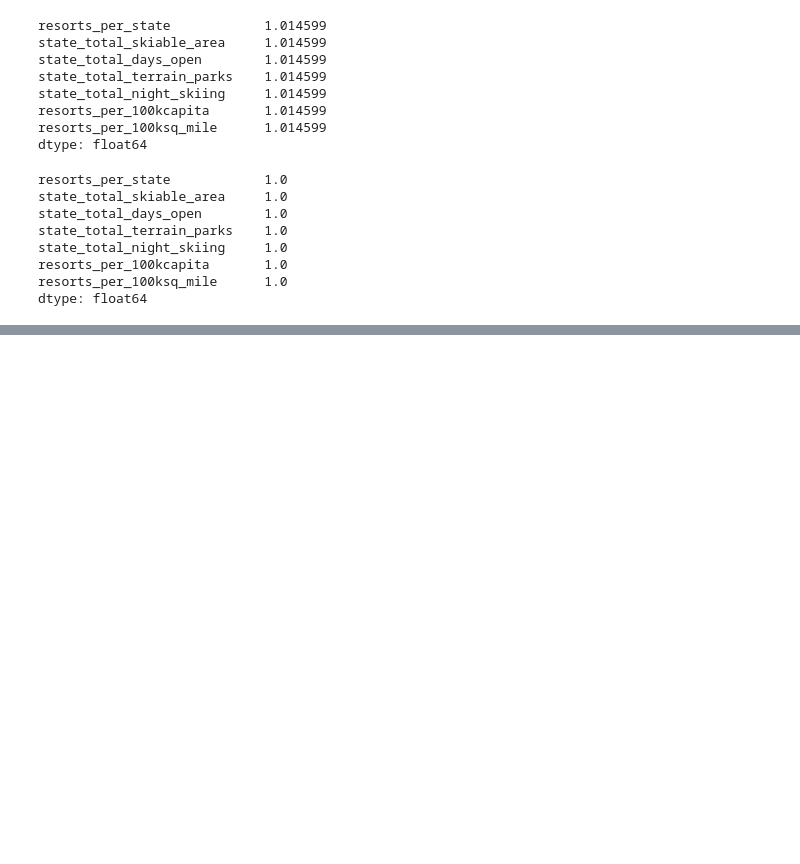
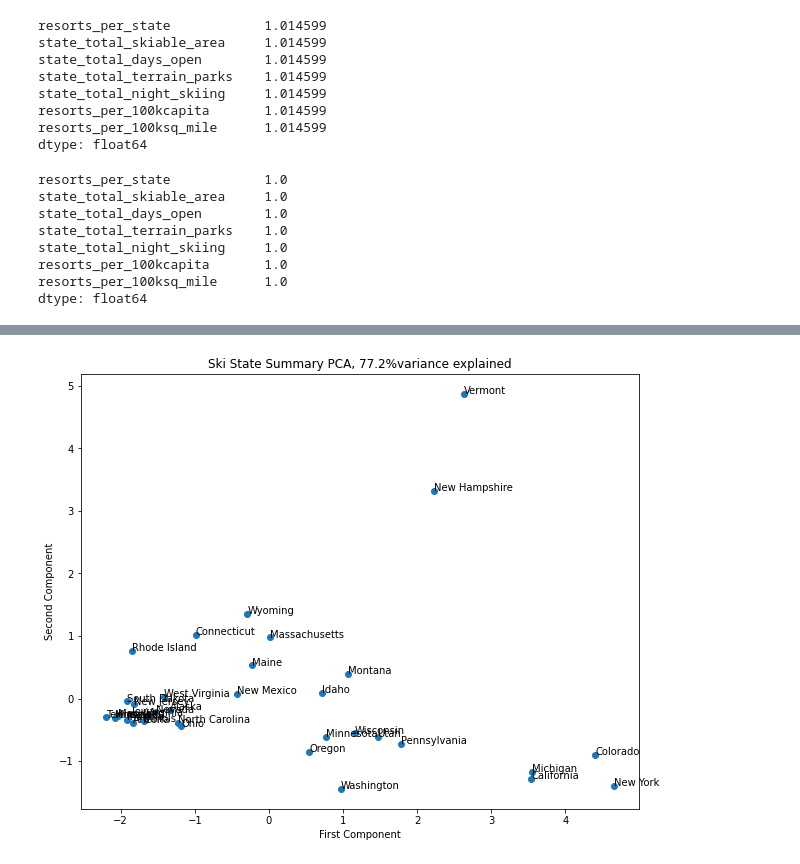
Before and after one commit to AMersman/DataScienceGuidedCapstone, a Jupyter notebook: Notebooks/3.ExploratoryDataAnalysis_GuidedCapstone.ipynb, the cells around one changed output, grey strips where cells are left out. Cells and saved outputs as stored; diff of their text form; code cells hidden in the pictures; blank space fills up the shorter version.

```diff
--- a/Notebooks/3.ExploratoryDataAnalysis_GuidedCapstone.ipynb
+++ b/Notebooks/3.ExploratoryDataAnalysis_GuidedCapstone.ipynb
@@ -301,0 +319,15 @@ dtype: float64
+# %%
+#plot the first 2 derived features and label with state name
+x = state_pca_x[:, 0]
+y = state_pca_x[:, 1]
+state = state_summary_index
+pc_var = 100 * state_pca.explained_variance_ratio_.cumsum()[1]
+plt.subplots(figsize=(10,8))
+plt.scatter(x=x, y=y)
+plt.xlabel('First Component')
+plt.ylabel('Second Component')
+plt.title(f'Ski State Summary PCA, {pc_var:.1f}%variance explained')
+for s,x,y in zip(state,x,y):
+    plt.annotate(s,(x,y))
+# %% [output]
+[figure, added]
```
Also changed, not shown: parts of 25 cells of this notebook.
